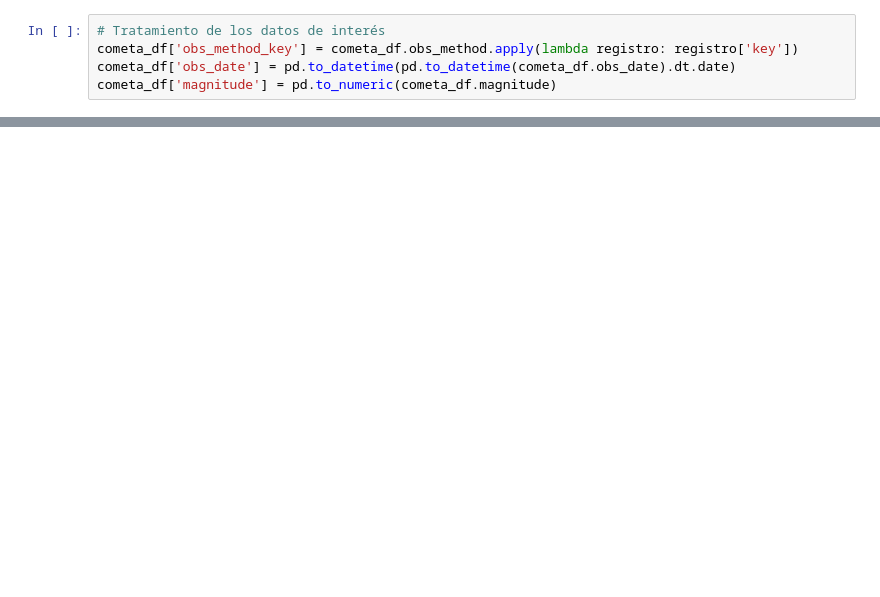
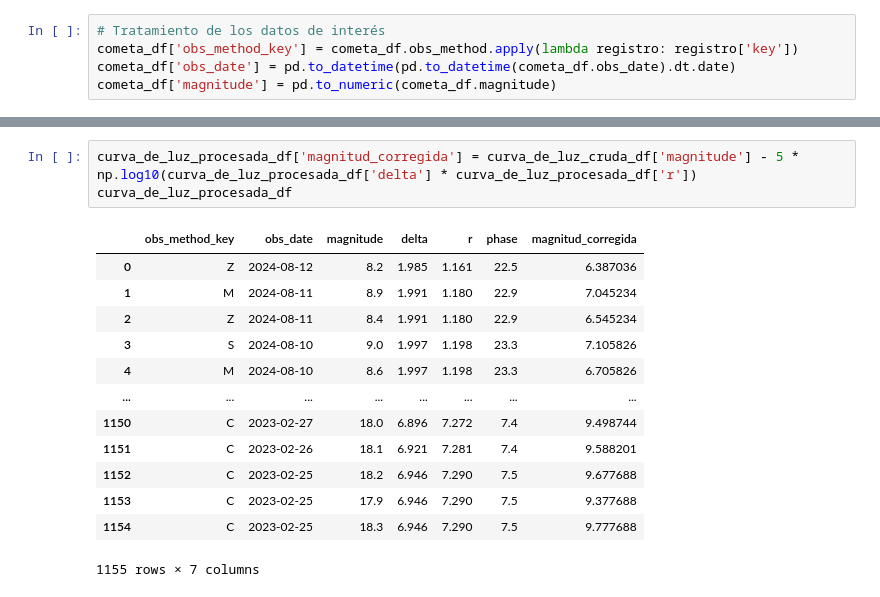
Before and after one commit to sperezp23/Cometa_C_2023_T_ATLAS, a Jupyter notebook: cometa_Cobs_API.ipynb, the cells around one changed output, grey strips where cells are left out. Cells and saved outputs as stored; diff of their text form; blank space fills up the shorter version.

```diff
--- a/cometa_Cobs_API.ipynb
+++ b/cometa_Cobs_API.ipynb
@@ -247,0 +257,17 @@ curva_de_luz_df.merge(curva_de_luz_ephemeris_df, on='obs_date')
+# %%
+curva_de_luz_procesada_df['magnitud_corregida'] = curva_de_luz_cruda_df['magnitude'] - 5 * np.log10(curva_de_luz_procesada_df['delta'] * curva_de_luz_procesada_df['r'])
+curva_de_luz_procesada_df
+# %% [output]
+|  | obs_method_key | obs_date | magnitude | delta | r | phase | magnitud_corregida |
+| 0 | Z | 2024-08-12 | 8.2 | 1.985 | 1.161 | 22.5 | 6.387036 |
+| 1 | M | 2024-08-11 | 8.9 | 1.991 | 1.180 | 22.9 | 7.045234 |
+| 2 | Z | 2024-08-11 | 8.4 | 1.991 | 1.180 | 22.9 | 6.545234 |
+| 3 | S | 2024-08-10 | 9.0 | 1.997 | 1.198 | 23.3 | 7.105826 |
+| 4 | M | 2024-08-10 | 8.6 | 1.997 | 1.198 | 23.3 | 6.705826 |
+| ... | ... | ... | ... | ... | ... | ... | ... |
+| 1150 | C | 2023-02-27 | 18.0 | 6.896 | 7.272 | 7.4 | 9.498744 |
+| 1151 | C | 2023-02-26 | 18.1 | 6.921 | 7.281 | 7.4 | 9.588201 |
+| 1152 | C | 2023-02-25 | 18.2 | 6.946 | 7.290 | 7.5 | 9.677688 |
+| 1153 | C | 2023-02-25 | 17.9 | 6.946 | 7.290 | 7.5 | 9.377688 |
+| 1154 | C | 2023-02-25 | 18.3 | 6.946 | 7.290 | 7.5 | 9.777688 |
+1155 rows × 7 columns
```
Also changed, not shown: parts of 17 cells of this notebook, 1 other file.
